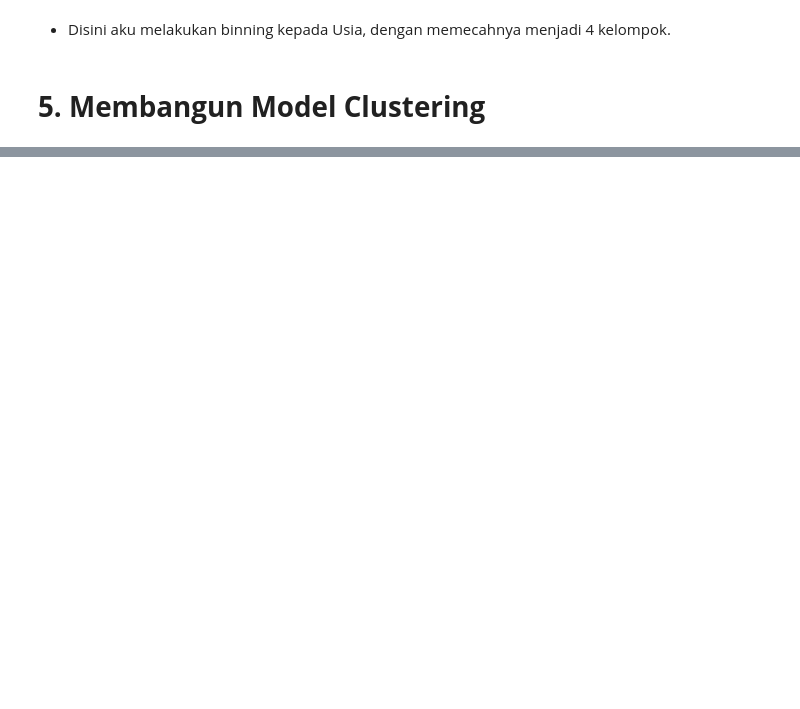
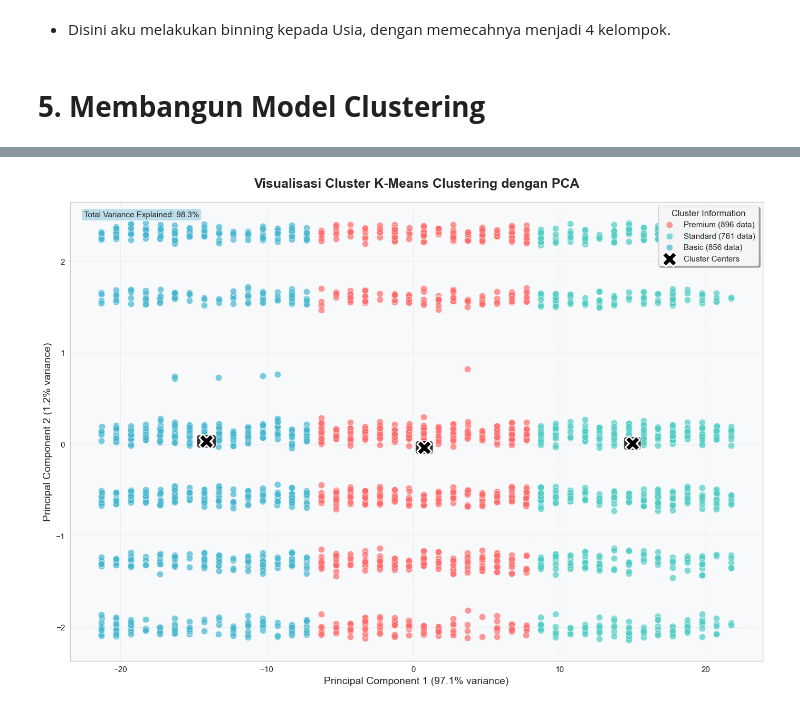
Before and after one commit to BagasNuryaman15/BMLP_SatriaDirgantaraNuryaman, a Jupyter notebook: [Clustering]BMLP_SatriaDirgantaraNuryaman.ipynb, the cells around one changed output, grey strips where cells are left out. Drawn from its saved outputs; the diff is of its cells as text; code cells hidden in the pictures; blank space fills up the shorter version.

```diff
--- a/[Clustering]BMLP_SatriaDirgantaraNuryaman.ipynb
+++ b/[Clustering]BMLP_SatriaDirgantaraNuryaman.ipynb
@@ -1785,0 +1801,9 @@ Scaled bins: [0.0, 0.11290322580645161, 0.43548387096774194, 0.7580645161290323,
+# %%
+# Inisialisasi Model KMeans dengan parameter yang sudah kita observasi
+kmeans = KMeans(n_clusters=3, n_init=10, random_state=42)
+
+# Melatih model
+cluster_labels = kmeans.fit_predict(clustering_df)
+
+# Menambahkan hasil cluster ke DataFrane
+clustering_df['Cluster'] = cluster_labels
@@ -1785,0 +1870,76 @@ Scaled bins: [0.0, 0.11290322580645161, 0.43548387096774194, 0.7580645161290323,
+# %%
+# Ngalangin estetika aja ni warning
+warnings.filterwarnings("ignore")
+
+# PCA transformation
+pca = PCA(n_components=2)
+X_pca = pca.fit_transform(clustering_df.drop(columns='Cluster'))
+
+# Transform centroids ke PCA space
+centroids_pca = pca.transform(kmeans.cluster_centers_)
+
+# Setup figure dengan style yang lebih clean
+plt.style.use('seaborn-v0_8-whitegrid')
+fig, ax = plt.subplots(figsize=(14, 10))
+
+# Color palette yang lebih aesthetic
+colors = ['#FF6B6B', '#4ECDC4', '#45B7D1', '#96CEB4', '#FFEAA7']
+cluster_names = ['Premium', 'Standard', 'Basic']
+
+# Plot setiap cluster dengan style yang berbeda
+for i, cluster in enumerate(sorted(clustering_df['Cluster'].unique())):
+    cluster_data = X_pca[clustering_df['Cluster'] == cluster]
+    cluster_size = len(cluster_data)
+
+    ax.scatter(cluster_data[:, 0], cluster_data[:, 1],
+              c=colors[i], s=80, alpha=0.7,
+              label=f'{cluster_names[i]} ({cluster_size} data)',
+              edgecolor='white', linewidth=0.5)
+
+# Plot centroids dengan style yang menonjol
+ax.scatter(centroids_pca[:, 0], centroids_pca[:, 1],
+          c='black', s=400, marker='X',
+          label='Cluster Centers',
+          edgecolor='white', linewidth=2,
+          zorder=5)
+
+# Menambahkan Label Centroids
+for i, (x, y) in enumerate(centroids_pca):
+    ax.text(x, y, f'{cluster_names[i][:3]}',
+           fontsize=10, fontweight='bold',
+           ha='center', va='center', color='white',
+           bbox=dict(facecolor='black', alpha=0.8,
+                    boxstyle='round,pad=0.4', edgecolor='white'))
+
+# Styling
+ax.set_title('Visualisasi Cluster K-Means Clustering dengan PCA', fontsize=18, fontweight='bold', pad=20)
+ax.set_xlabel(f'Principal Component 1 ({pca.explained_variance_ratio_[0]:.1%} variance)', fontsize=14)
+ax.set_ylabel(f'Principal Component 2 ({pca.explained_variance_ratio_[1]:.1%} variance)', fontsize=14)
+
+# Legend styling
+legend = ax.legend(title='Cluster Information',
+                  title_fontsize=12, fontsize=11,
+                  loc='upper right', frameon=True,
+                  fancybox=True, shadow=True)
+legend.get_frame().set_facecolor('white')
+legend.get_frame().set_alpha(0.9)
+
+# Grid styling
+ax.grid(True, alpha=0.3, linestyle='--')
+ax.set_facecolor('#f8f9fa')
+
+# Info box dengan variance explained
+info_text = f'Total Variance Explained: {pca.explained_variance_ratio_.sum():.1%}'
+ax.text(0.02, 0.98, info_text, transform=ax.transAxes,
+       fontsize=11, verticalalignment='top',
+       bbox=dict(boxstyle='round', facecolor='lightblue', alpha=0.8))
+
+plt.tight_layout()
+plt.show()
+
+print('Kesimpulan Clustering:')
+print(f'Total samples: {len(clustering_df)}')
+print(f'PCA variance explained: {pca.explained_variance_ratio_.sum():.1%}')
+print(f'Cluster distribution: {dict(clustering_df["Cluster"].value_counts().sort_index())}')
+# %% [output]
+[figure, added]
```
Also changed, not shown: parts of 69 cells of this notebook, 5 other files.
